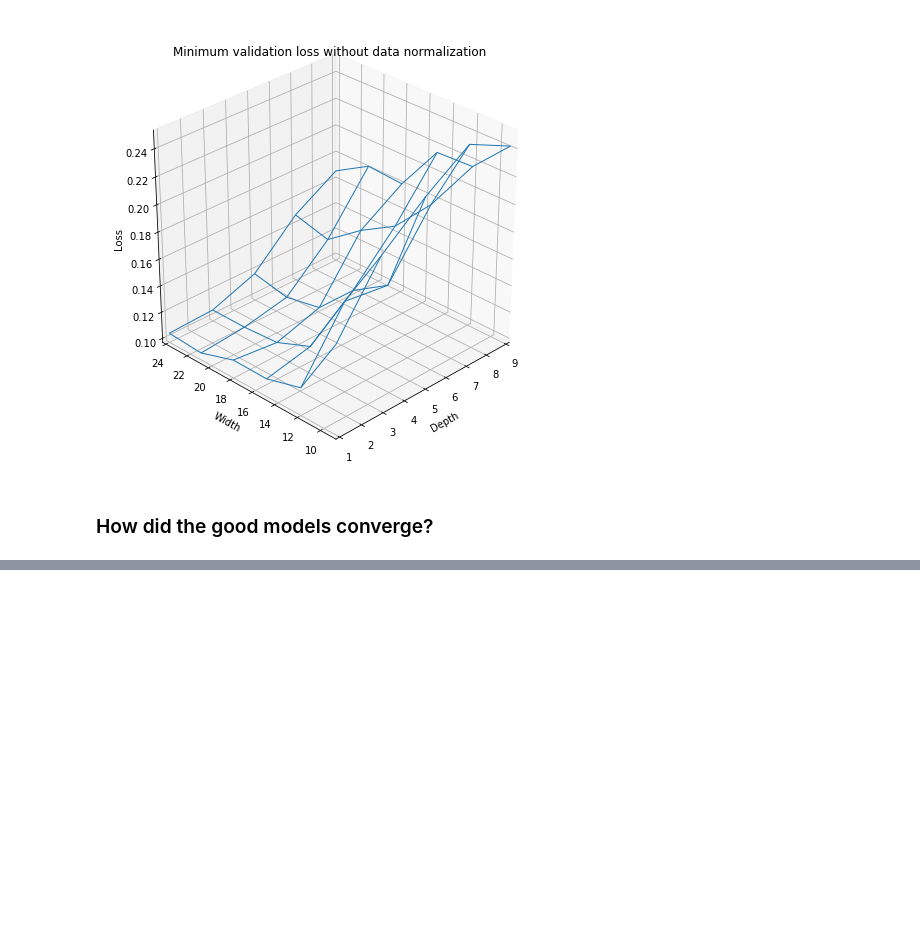
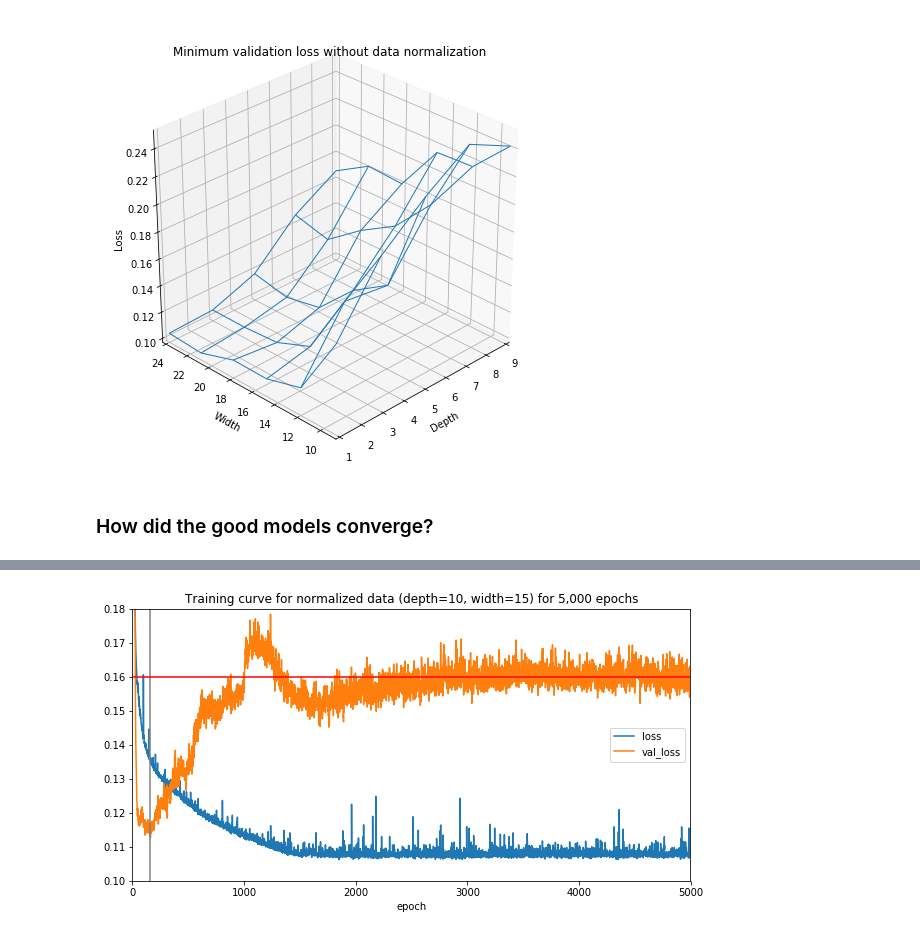
Before and after one commit to leyhline/vix-term-structure, a Jupyter notebook: models.ipynb, the cells around one changed output, grey strips where cells are left out. Saved outputs shown, nothing was run; the diff lists cells and outputs as text; code cells hidden in the pictures; blank space fills up the shorter version.

```diff
--- a/models.ipynb
+++ b/models.ipynb
@@ -178,0 +192,11 @@ plt.show()
+# %%
+ep5000["denorm_mse"].plot(figsize=(10,5))
+ep5000["val_denorm_mse"].plot()
+plt.ylim(0.1, 0.18)
+plt.axvline(ep5000["val_denorm_mse"].idxmin(), color="grey")
+plt.axhline(ep5000["val_denorm_mse"][2500:].mean(), color="red")
+plt.title("Training curve for normalized data (depth=10, width=15) for 5,000 epochs")
+plt.legend(("loss", "val_loss"))
+plt.show()
+# %% [output]
+[figure, added]
```
Also changed, not shown: parts of 3 cells of this notebook.
